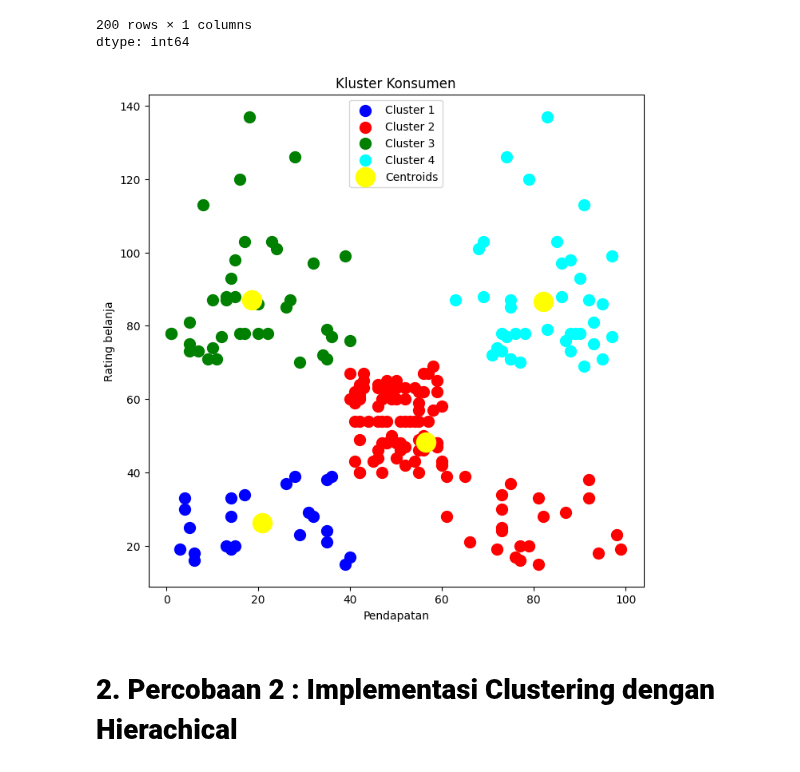
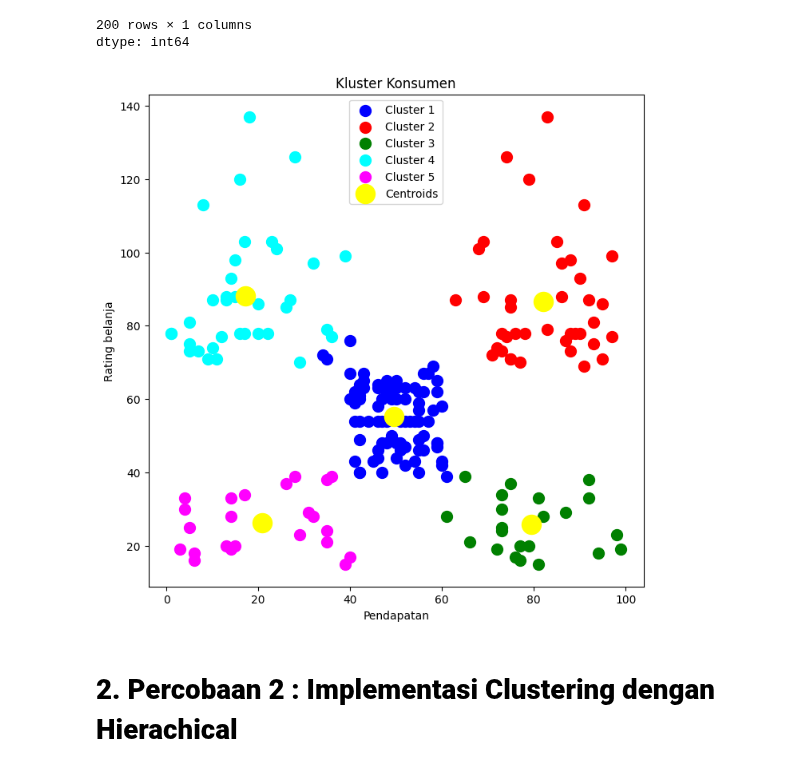
Before and after one commit to ImNotDanish05/2025_KC_TI-1A, a Jupyter notebook: P10_Unsupervise_Learning - Clustering.ipynb, the cells around one changed output. Saved outputs shown, nothing was run; the diff lists cells and outputs as text; code cells hidden in the pictures.

```diff
--- a/P10_Unsupervise_Learning - Clustering.ipynb
+++ b/P10_Unsupervise_Learning - Clustering.ipynb
@@ -75,7 +75,7 @@ plt.show()
 # %%
 # Pada saat kluster berpindah dari 4 ke 5 terjadi penurunan / perubahan yang cukup signifikan.
 # Sehingga dapat ditarik kesimpulan bahwa jumlah kluster yang optimal adalah 5.
-kmeans = KMeans(n_clusters = 4, init = 'k-means++', max_iter = 300, n_init = 10, random_state = 0)
+kmeans = KMeans(n_clusters = 5, init = 'k-means++', max_iter = 300, n_init = 10, random_state = 0)
 y_kmeans = kmeans.fit_predict(X)
 # %%
 X.iloc[:, 0]
@@ -97,19 +97,20 @@ dtype: int64
 # %%
 # Visualisasi Hasil Cluster
 plt.figure(figsize=(8, 8))
 X_np = X.values
 plt.scatter(X_np[y_kmeans == 0, 0], X_np[y_kmeans == 0, 1], s = 100, c = 'blue', label = 'Cluster 1')
 plt.scatter(X_np[y_kmeans == 1, 0], X_np[y_kmeans == 1, 1], s = 100, c = 'red', label = 'Cluster 2')
 plt.scatter(X_np[y_kmeans == 2, 0], X_np[y_kmeans == 2, 1], s = 100, c = 'green', label = 'Cluster 3')
 plt.scatter(X_np[y_kmeans == 3, 0], X_np[y_kmeans == 3, 1], s = 100, c = 'cyan', label = 'Cluster 4')
+plt.scatter(X_np[y_kmeans == 4, 0], X_np[y_kmeans == 4, 1], s = 100, c = 'magenta', label = 'Cluster 5')
 plt.scatter(kmeans.cluster_centers_[:, 0], kmeans.cluster_centers_[:, 1], s = 300, c = 'yellow', label = 'Centroids')
 plt.title('Kluster Konsumen')
 plt.xlabel('Pendapatan')
 plt.ylabel('Rating belanja')
 plt.legend()
 plt.show()
 # %% [output]
-[figure, old version]
+[figure, new version]
 # %% [markdown]
 # **2.	Percobaan 2 : Implementasi Clustering dengan Hierachical**
 # %%
```
Also changed, not shown: parts of 1 cell of this notebook.
